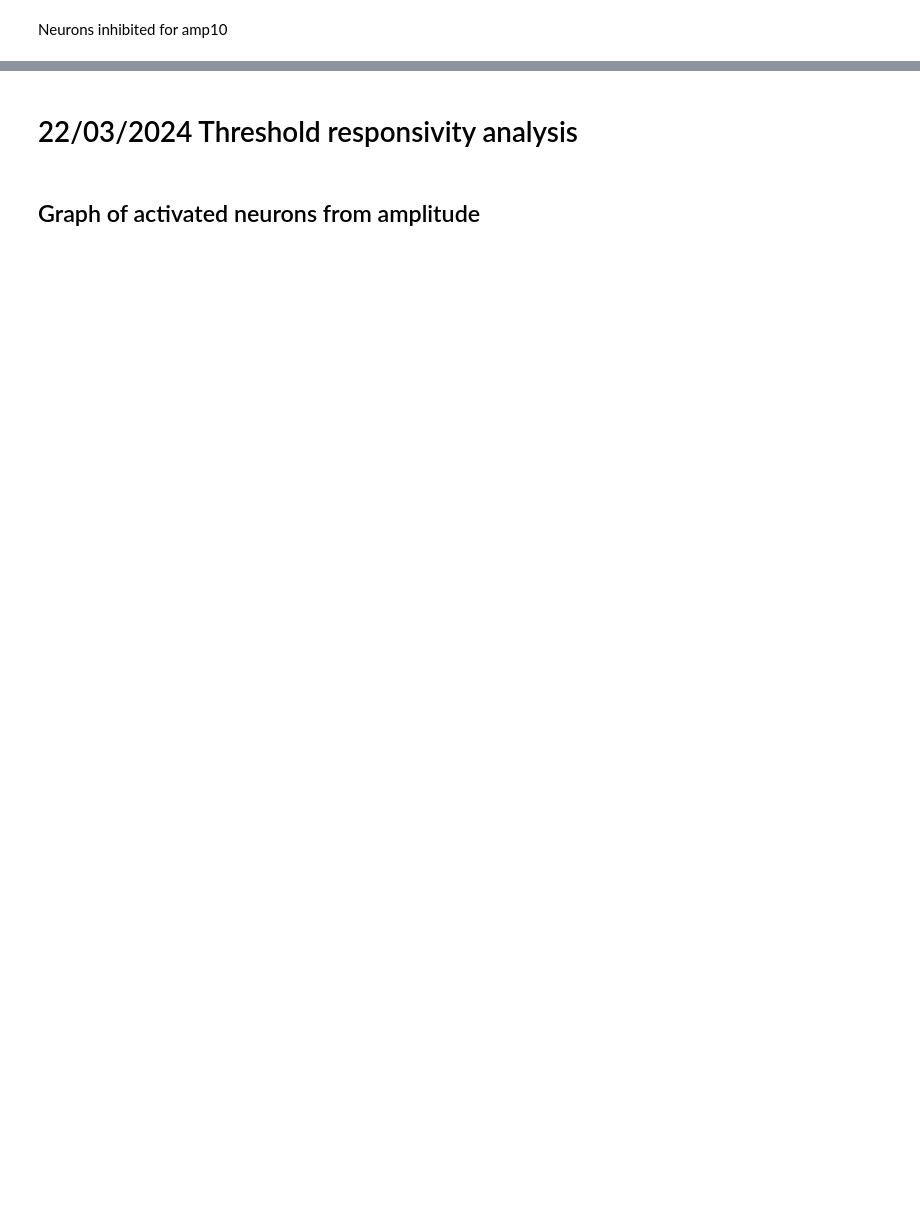
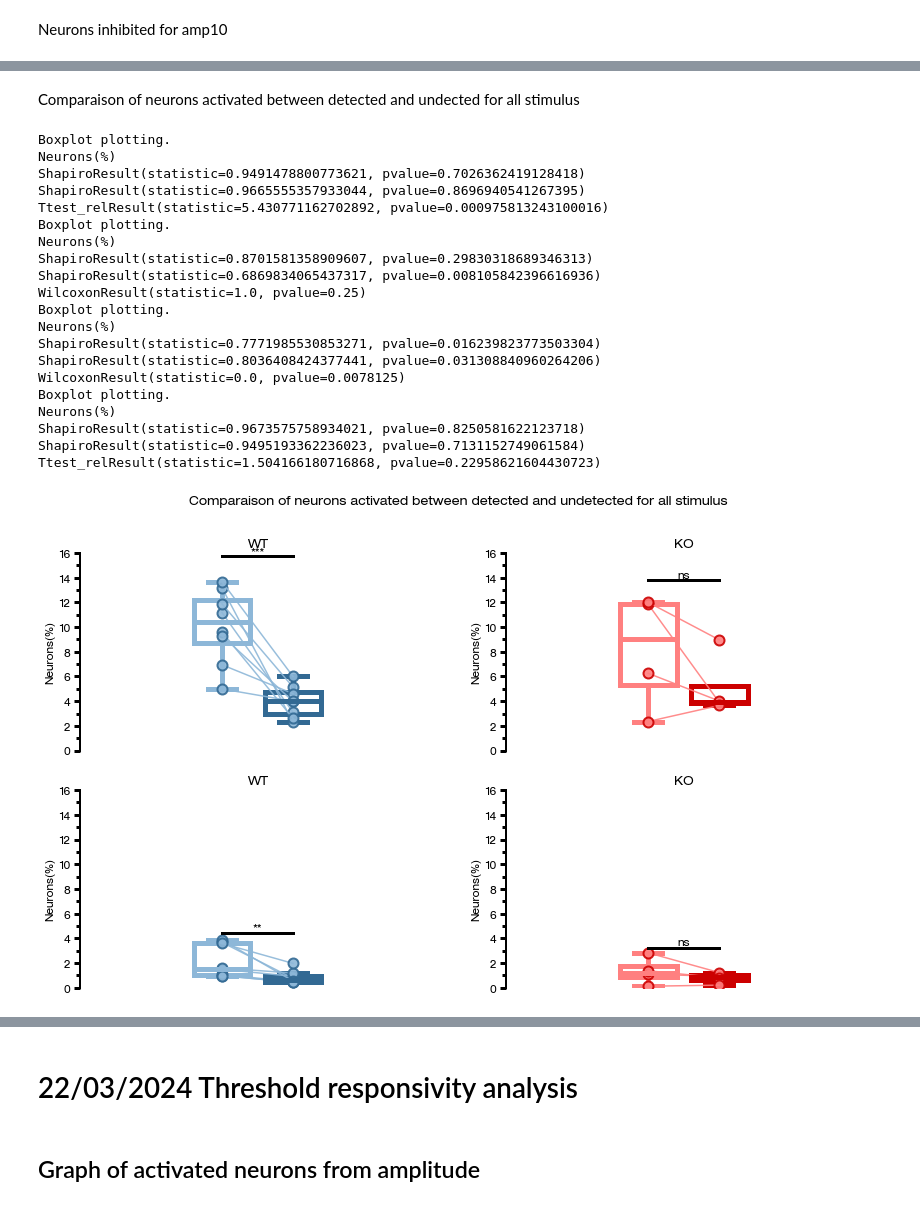
Before and after one commit to OuraniaSem/Percephone, a Jupyter notebook: Figures/responsivity_figures.ipynb, the cells around one changed output, grey strips where cells are left out. Drawn from its saved outputs; the diff is of its cells as text; code cells hidden in the pictures; blank space fills up the shorter version.

```diff
--- a/Figures/responsivity_figures.ipynb
+++ b/Figures/responsivity_figures.ipynb
@@ -483 +482,56 @@ MannwhitneyuResult(statistic=8.0, pvalue=0.18655755234056515)
+# %% [markdown]
+Comparaison of neurons activated between detected and undected for all stimulus
+# %%
+fig, axs = plt.subplots(2,2,figsize=(14,8))
+
+for i,type in enumerate(["EXC","INH"]):
+    wt_det, wt_undet, ko_det, ko_undet = [],[],[],[]
+    for rec in recs.values():
+        resp_mat = np.array(rec.matrices[type]["Responsivity"])
+        #detected
+        trials_detected = resp_mat[:,(rec.detected_stim) ]
+        # trials_detected = trials_detected[~np.isnan(trials_detected)
+        # if len(trials_detected)==0:
+        #     continue
+        trials_detected[trials_detected!=1]=0
+        recruited_det = np.sum(trials_detected,axis=0)
+        perc_n_det = (np.mean(recruited_det)/len(rec.zscore_exc))*100
+        #undetected
+        trials_undetected = resp_mat[:,~(rec.detected_stim) ]
+        trials_undetected[trials_undetected!=1]=0
+
+        recruited_undet = np.sum(trials_undetected,axis=0)
+
+        perc_n_undet = (np.mean(recruited_undet)/len(rec.zscore_exc))*100
+        if rec.genotype == "WT" :
+            wt_det.append(perc_n_det)
+            wt_undet.append(perc_n_undet )
+        elif rec.genotype =="KO-Hypo":
+            ko_det.append(perc_n_det)
+            ko_undet.append(perc_n_undet)
+    ppt.paired_boxplot(axs[i,0], wt_det,wt_undet,"Neurons(%)","WT",ylim=[0,16],colors=[ppt.wt_color, ppt.light_wt_color])
+    ppt.paired_boxplot(axs[i,1], ko_det,ko_undet,"Neurons(%)","KO",ylim=[0,16])
+    fig.suptitle("Comparaison of neurons activated between detected and undetected for all stimulus")
+# %% [output]
+Boxplot plotting.
+Neurons(%)
+ShapiroResult(statistic=0.9491478800773621, pvalue=0.7026362419128418)
+ShapiroResult(statistic=0.9665555357933044, pvalue=0.8696940541267395)
+Ttest_relResult(statistic=5.430771162702892, pvalue=0.000975813243100016)
+Boxplot plotting.
+Neurons(%)
+ShapiroResult(statistic=0.8701581358909607, pvalue=0.29830318689346313)
+ShapiroResult(statistic=0.6869834065437317, pvalue=0.008105842396616936)
+WilcoxonResult(statistic=1.0, pvalue=0.25)
+Boxplot plotting.
+Neurons(%)
+ShapiroResult(statistic=0.7771985530853271, pvalue=0.016239823773503304)
+ShapiroResult(statistic=0.8036408424377441, pvalue=0.031308840960264206)
+WilcoxonResult(statistic=0.0, pvalue=0.0078125)
+Boxplot plotting.
+Neurons(%)
+ShapiroResult(statistic=0.9673575758934021, pvalue=0.8250581622123718)
+ShapiroResult(statistic=0.9495193362236023, pvalue=0.7131152749061584)
+Ttest_relResult(statistic=1.504166180716868, pvalue=0.22958621604430723)
+[figure, added]
 # %% [markdown]
```
Also changed, not shown: parts of 18 cells of this notebook, 6 other files.
